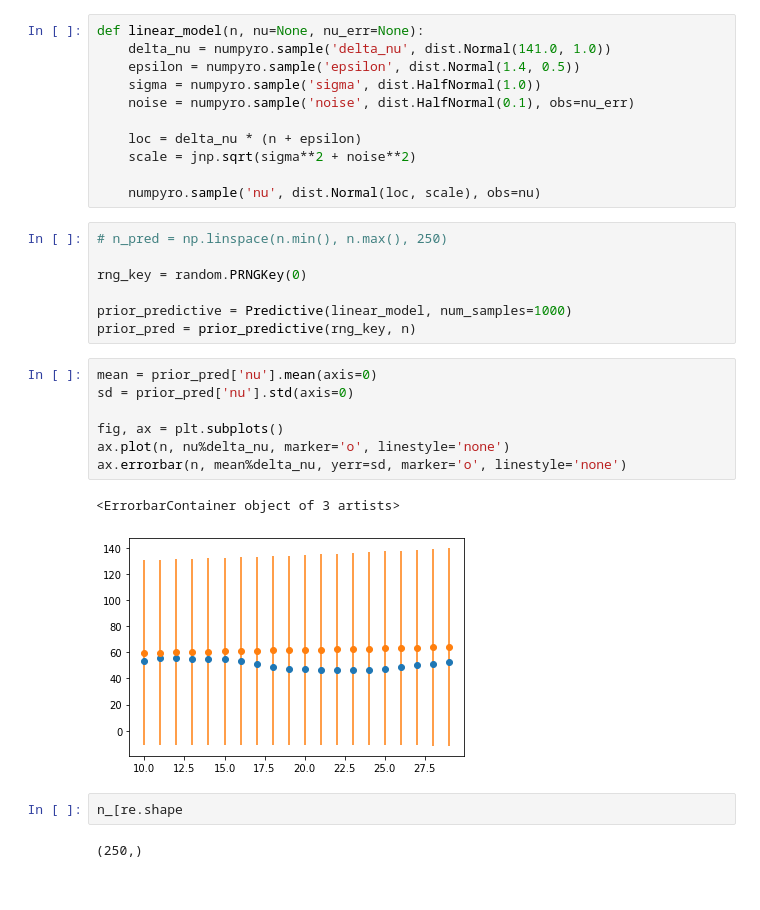
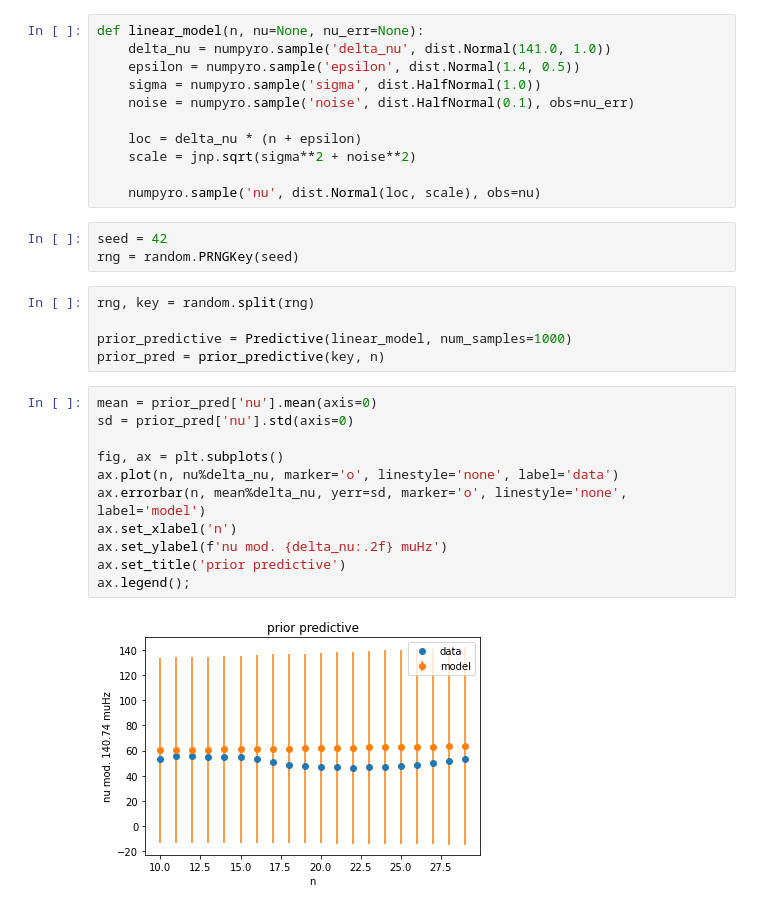
Before and after one commit to alexlyttle/asterion, a Jupyter notebook: notebook/gp_glitch.ipynb, the cells around one changed output. Saved outputs shown, nothing was run; the diff lists cells and outputs as text.

```diff
--- a/notebook/gp_glitch.ipynb
+++ b/notebook/gp_glitch.ipynb
@@ -79,24 +82,24 @@ def linear_model(n, nu=None, nu_err=None):
     scale = jnp.sqrt(sigma**2 + noise**2)
 
     numpyro.sample('nu', dist.Normal(loc, scale), obs=nu)
+# %%
+seed = 42
+rng = random.PRNGKey(seed)
 # %%
-# n_pred = np.linspace(n.min(), n.max(), 250)
-
-rng_key = random.PRNGKey(0)
+rng, key = random.split(rng)
 
 prior_predictive = Predictive(linear_model, num_samples=1000)
-prior_pred = prior_predictive(rng_key, n)
+prior_pred = prior_predictive(key, n)
 # %%
 mean = prior_pred['nu'].mean(axis=0)
 sd = prior_pred['nu'].std(axis=0)
 
 fig, ax = plt.subplots()
-ax.plot(n, nu%delta_nu, marker='o', linestyle='none')
-ax.errorbar(n, mean%delta_nu, yerr=sd, marker='o', linestyle='none')
+ax.plot(n, nu%delta_nu, marker='o', linestyle='none', label='data')
+ax.errorbar(n, mean%delta_nu, yerr=sd, marker='o', linestyle='none', label='model')
+ax.set_xlabel('n')
+ax.set_ylabel(f'nu mod. {delta_nu:.2f} muHz')
+ax.set_title('prior predictive')
+ax.legend();
 # %% [output]
-<ErrorbarContainer object of 3 artists>
-[figure, old version]
+[figure, new version]
-# %%
-n_[re.shape
-# %% [output]
-(250,)
```
Also changed, not shown: parts of 25 cells of this notebook.
